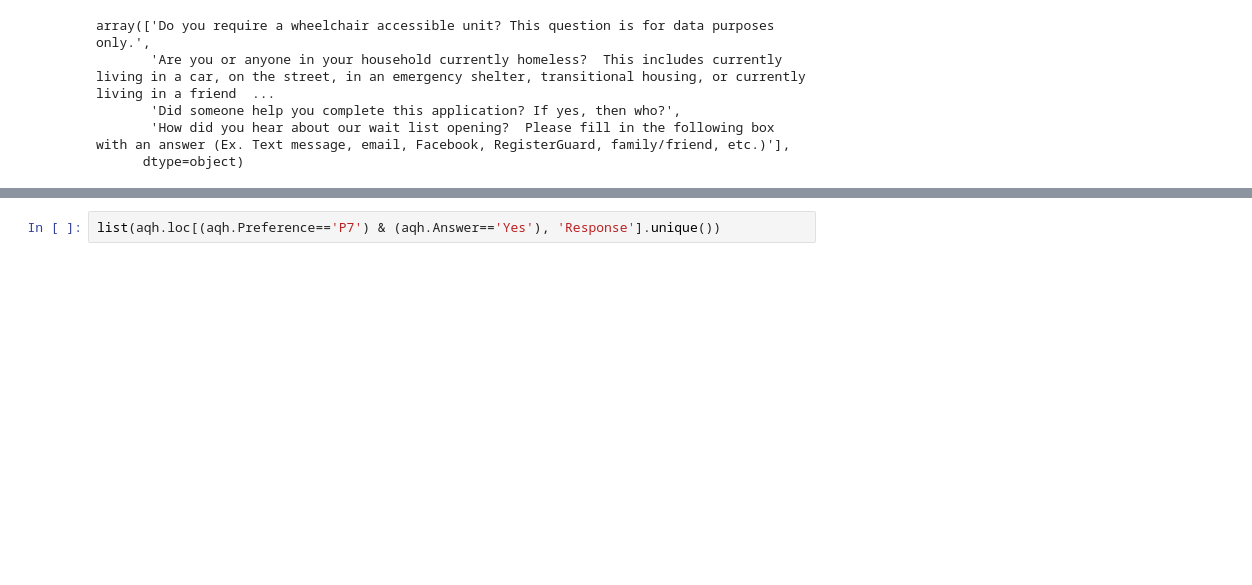
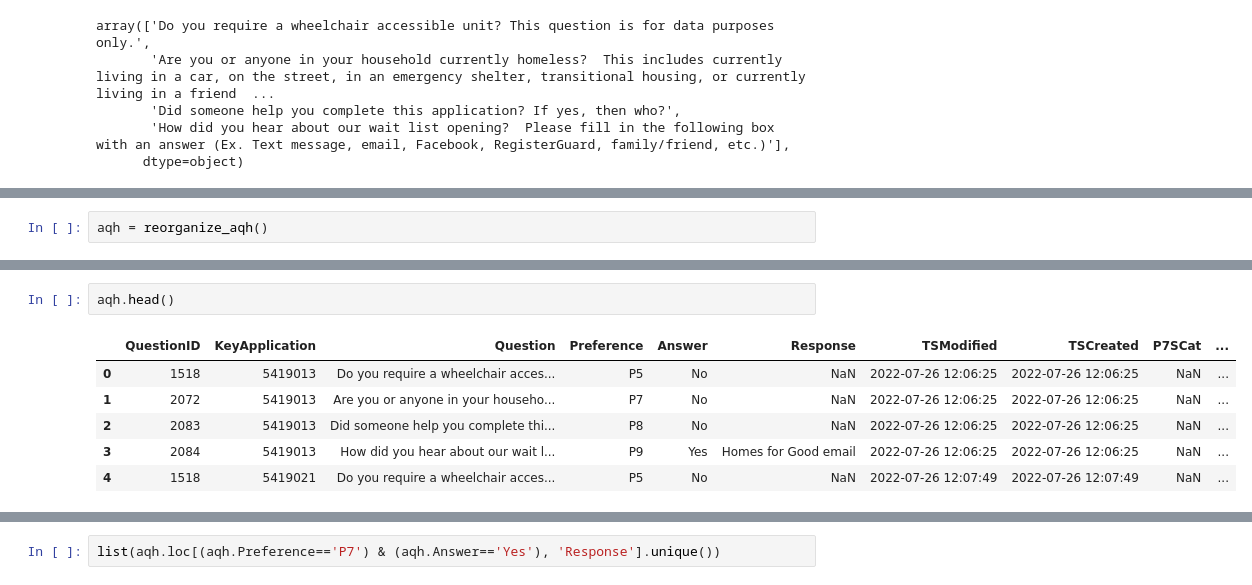
Before and after one commit to dongmeic/LCOG_support, a Jupyter notebook: Lane/hfg_question_history.ipynb, the cells around one changed output, grey strips where cells are left out. Saved outputs shown, nothing was run; the diff lists cells and outputs as text; blank space fills up the shorter version.

```diff
--- a/Lane/hfg_question_history.ipynb
+++ b/Lane/hfg_question_history.ipynb
@@ -27,0 +28,2 @@ aqh[aqh.Preference=='P5']['Answer'].value_counts().rename_axis('wheelchair?').re
+# %%
+aqh = reorganize_aqh()
@@ -27,0 +32,9 @@ aqh[aqh.Preference=='P5']['Answer'].value_counts().rename_axis('wheelchair?').re
+# %%
+aqh.head()
+# %% [output]
+|  | QuestionID | KeyApplication | Question | Preference | Answer | Response | TSModified | TSCreated | P7SCat | ... |
+| 0 | 1518 | 5419013 | Do you require a wheelchair acces... | P5 | No | NaN | 2022-07-26 12:06:25 | 2022-07-26 12:06:25 | NaN | ... |
+| 1 | 2072 | 5419013 | Are you or anyone in your househo... | P7 | No | NaN | 2022-07-26 12:06:25 | 2022-07-26 12:06:25 | NaN | ... |
+| 2 | 2083 | 5419013 | Did someone help you complete thi... | P8 | No | NaN | 2022-07-26 12:06:25 | 2022-07-26 12:06:25 | NaN | ... |
+| 3 | 2084 | 5419013 | How did you hear about our wait l... | P9 | Yes | Homes for Good email | 2022-07-26 12:06:25 | 2022-07-26 12:06:25 | NaN | ... |
+| 4 | 1518 | 5419021 | Do you require a wheelchair acces... | P5 | No | NaN | 2022-07-26 12:07:49 | 2022-07-26 12:07:49 | NaN | ... |
```
Also changed, not shown: parts of 32 cells of this notebook, 4 other files.
